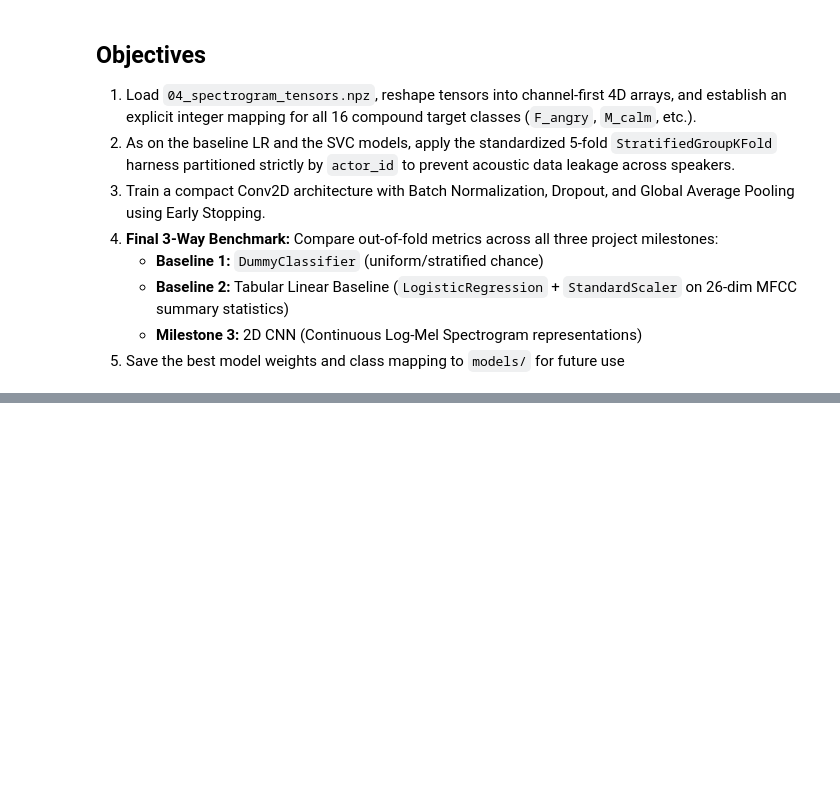
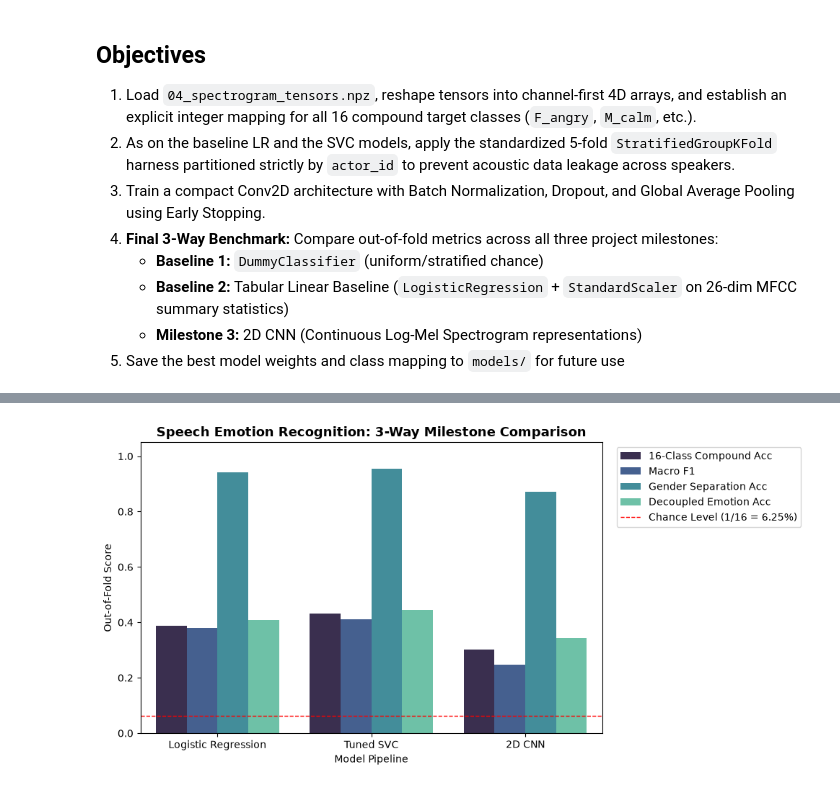
Before and after one commit to 1abhisheknigam/my-ai, a Jupyter notebook: speech-emotion-router/notebooks/05_cnn.ipynb, the cells around one changed output, grey strips where cells are left out. Drawn from its saved outputs; the diff is of its cells as text; code cells hidden in the pictures; blank space fills up the shorter version.

```diff
--- a/speech-emotion-router/notebooks/05_cnn.ipynb
+++ b/speech-emotion-router/notebooks/05_cnn.ipynb
@@ -34,0 +68,17 @@ from tqdm.auto import tqdm
+# %%
+# 1. Unpack arrays from 04_spectrogram_tensors.npz
+X_raw = cast(np.ndarray, loaded["X"])
+y_raw = cast(np.ndarray, loaded["y"])            # Canonical order (1440,)
+actor_ids = cast(np.ndarray, loaded["actor_ids"]) # (1440,)
+
+# 2. Add channel dimension: (1440, 128, 128, 1)
+X = np.expand_dims(X_raw, axis=-1).astype(np.float32)
+
+# 3. Fit canonical LabelEncoder on y_raw
+label_encoder = LabelEncoder()
+y = label_encoder.fit_transform(y_raw)
+num_classes = len(label_encoder.classes_)
+
+print(f"X shape:        {X.shape}")
+print(f"y shape:        {y.shape}") # type: ignore
+print(f"Classes ({num_classes}): {label_encoder.classes_.tolist()}")
@@ -34,0 +419,23 @@ from tqdm.auto import tqdm
+# %%
+plt.figure(figsize=(10, 5))
+metrics_to_plot = {
+    "16-Class Compound Acc": [lr_accuracy, metrics_svc["accuracy"], cnn_accuracy],
+    "Macro F1": [lr_macro_f1, metrics_svc["macro_f1"], cnn_macro_f1],
+    "Gender Separation Acc": [lr_gender_accuracy, metrics_svc["gender_accuracy"], cnn_gender_acc],
+    "Decoupled Emotion Acc": [lr_emotion_accuracy, svc_emotion_accuracy, cnn_emotion_acc]
+}
+
+plot_df = pd.DataFrame(metrics_to_plot, index=["Logistic Regression", "Tuned SVC", "2D CNN"]).reset_index()
+plot_df = plot_df.melt(id_vars="index", var_name="Metric", value_name="Score")
+
+sns.barplot(data=plot_df, x="index", y="Score", hue="Metric", palette="mako")
+plt.title("Speech Emotion Recognition: 3-Way Milestone Comparison", fontsize=13, weight="bold")
+plt.xlabel("Model Pipeline")
+plt.ylabel("Out-of-Fold Score")
+plt.ylim(0, 1.05)
+plt.axhline(0.0625, color="red", linestyle="--", linewidth=1, label="Chance Level (1/16 = 6.25%)")
+plt.legend(bbox_to_anchor=(1.02, 1), loc="upper left")
+plt.tight_layout()
+plt.show()
+# %% [output]
+[figure, added]
```
Also changed, not shown: parts of 20 cells of this notebook, 1 other file.
